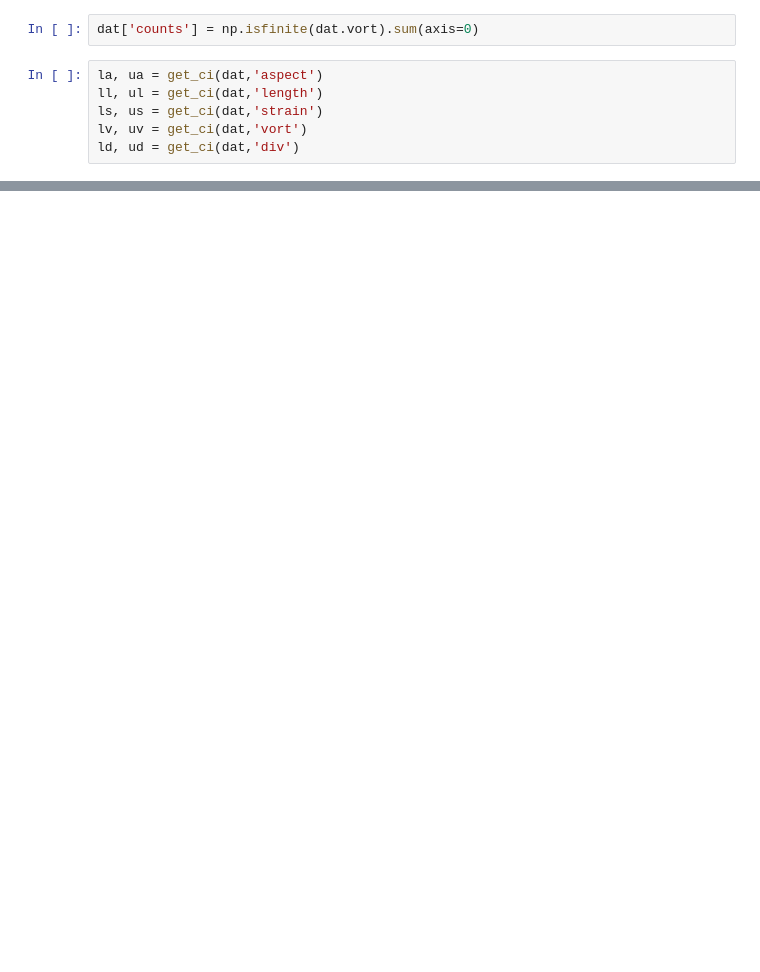
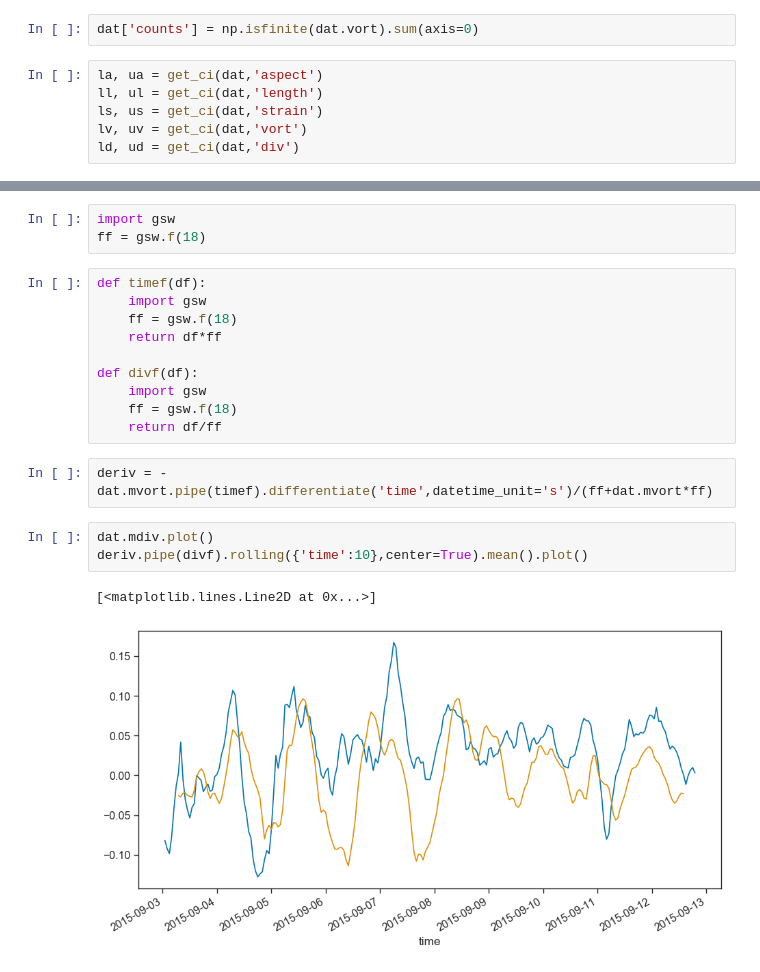
Before and after one commit to sessink/velocity_gradients, a Jupyter notebook: notebooks/timeseries.ipynb, the cells around one changed output, grey strips where cells are left out. Cells and saved outputs as stored; diff of their text form; blank space fills up the shorter version.

```diff
--- a/notebooks/timeseries.ipynb
+++ b/notebooks/timeseries.ipynb
@@ -134,0 +194,21 @@ plt.savefig('../figures/timeseries.pdf')
+# %%
+import gsw
+ff = gsw.f(18)
+# %%
+def timef(df):
+    import gsw
+    ff = gsw.f(18)
+    return df*ff
+
+def divf(df):
+    import gsw
+    ff = gsw.f(18)
+    return df/ff
+# %%
+deriv = -dat.mvort.pipe(timef).differentiate('time',datetime_unit='s')/(ff+dat.mvort*ff)
+# %%
+dat.mdiv.plot()
+deriv.pipe(divf).rolling({'time':10},center=True).mean().plot()
+# %% [output]
+[<matplotlib.lines.Line2D at 0x...>]
+[figure, added]
```
Also changed, not shown: parts of 6 cells of this notebook, 1 other file.
